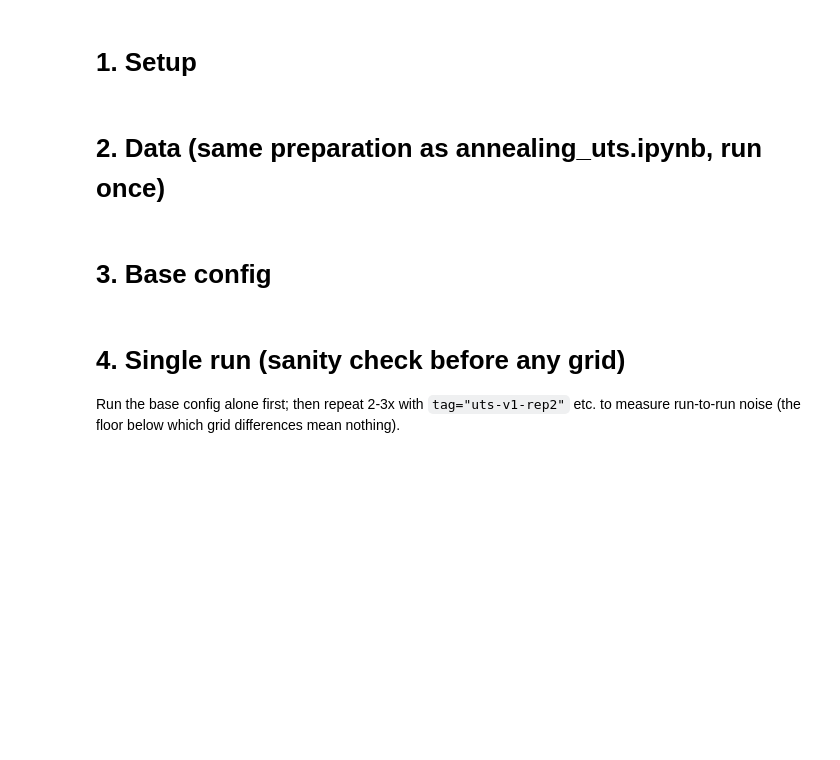
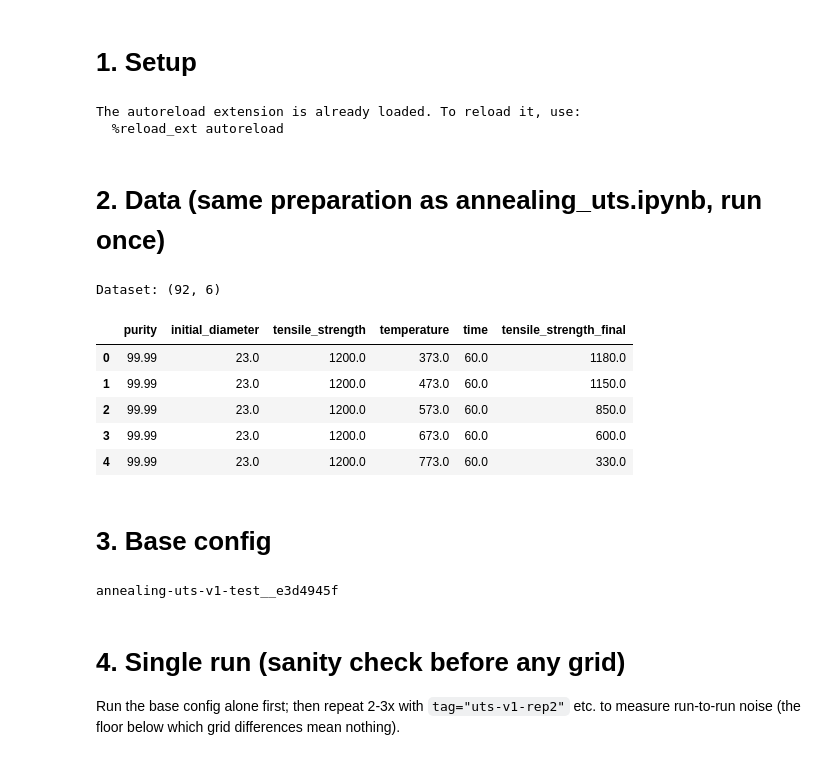
Before and after one commit to FelipeMFO-RM/uncertainty-aware-predictors, a Jupyter notebook: notebooks/experiments/run_experiments_uts.ipynb, the cells around one changed output. Saved outputs shown, nothing was run; the diff lists cells and outputs as text; code cells hidden in the pictures; blank space fills up the shorter version.

```diff
--- a/notebooks/experiments/run_experiments_uts.ipynb
+++ b/notebooks/experiments/run_experiments_uts.ipynb
@@ -18,6 +18,9 @@ import sys
 
 import numpy as np
 import pandas as pd
+import pickle
+from pathlib import Path
+from autogluon.tabular import TabularPredictor
 
 module_path = os.path.abspath(os.path.join('../..'))
 if module_path not in sys.path:
@@ -29,6 +32,8 @@ from src.modeling.Modeling import Modeling
 from src.modeling.Evaluation import Evaluation
 from src.modeling.Experiments import ExperimentConfig, ExperimentRunner
 
+from config.Variables import Variables
+
 logging.basicConfig(
     level=logging.INFO,
     format="%(asctime)s | %(levelname)s | %(name)s | %(message)s",
@@ -37,8 +42,12 @@ logging.basicConfig(
 %load_ext autoreload
 %autoreload 2
 
+varv = Variables()
 proc = Processing()
 feng = FeatureEngineering()
 modl = Modeling()
 evla = Evaluation()
-runr = ExperimentRunner(modl, evla, models_root="../../models")
+runr = ExperimentRunner(modl, evla, models_root=varv.PATHS.models)
+# %% [output]
+The autoreload extension is already loaded. To reload it, use:
+  %reload_ext autoreload
@@ -45,47 +68,53 @@ runr = ExperimentRunner(modl, evla, models_root="../../models")
 # %% [markdown]
 # 2. Data (same preparation as annealing_uts.ipynb, run once)
 # %%
-PATH_DATA_RAW = "../../data/raw"
 FILE_NAME = "dataset_annealing_tensile-strength.csv"
 
-TARGET = "tensile_strength_final"
-ALL_FEATURES = ["purity", "initial_diameter", "tensile_strength", "temperature", "time"]
-
-df_raw = pd.read_csv(os.path.join(PATH_DATA_RAW, FILE_NAME))
+df_raw = pd.read_csv(os.path.join(varv.PATHS.data_raw, FILE_NAME))
 df_float = proc.df_to_float(
     df_raw, drop_cols=["DOI", "is_Cu"], ignore_columns=["material"]
 )
 df_labeled = feng.label_element(df_float).drop_duplicates()
 df_with_masks = feng.add_ratio_mask_column(
     feng.add_ratio_mask_column(df_labeled, "grain_size"), "tensile_strength",
 )
 df = (
     df_with_masks[ALL_FEATURES + [TARGET]]
     .dropna(subset=[TARGET])
     .reset_index(drop=True)
 )
 
 # No essay rows yet for UTS -> no is_essay column. The runr detects this
 # and applies uniform weights (weight_on_essay_rows must stay 1.0).
 print(f"Dataset: {df.shape}")
 
 # Validation set: none held-out yet. When UTS essays arrive, build df_val
 # from them (with the same columns) and pass df_val=df_val below.
 df_val = None
 df.head()
+# %% [output]
+Dataset: (92, 6)
+|  | purity | initial_diameter | tensile_strength | temperature | time | tensile_strength_final |
+| 0 | 99.99 | 23.0 | 1200.0 | 373.0 | 60.0 | 1180.0 |
+| 1 | 99.99 | 23.0 | 1200.0 | 473.0 | 60.0 | 1150.0 |
+| 2 | 99.99 | 23.0 | 1200.0 | 573.0 | 60.0 | 850.0 |
+| 3 | 99.99 | 23.0 | 1200.0 | 673.0 | 60.0 | 600.0 |
+| 4 | 99.99 | 23.0 | 1200.0 | 773.0 | 60.0 | 330.0 |
 # %% [markdown]
 # 3. Base config
 # %%
 base = ExperimentConfig(
-    process="annealing_tensile_strength",
-    tag="uts-v1",
+    process=PROCESS,
+    tag=TAG,
     target=TARGET,
     features=tuple(ALL_FEATURES),
-    # UTS has no 106-like ceiling; only positivity, far from observed values.
     y_max=None,
     y_min=0.0,
+    presets_a = "best_quality",
 )
 print(base.run_id)
+# %% [output]
+annealing-uts-v1-test__e3d4945f
 # %% [markdown]
 # 4. Single run (sanity check before any grid)
 
```
Also changed, not shown: parts of 10 cells of this notebook.
